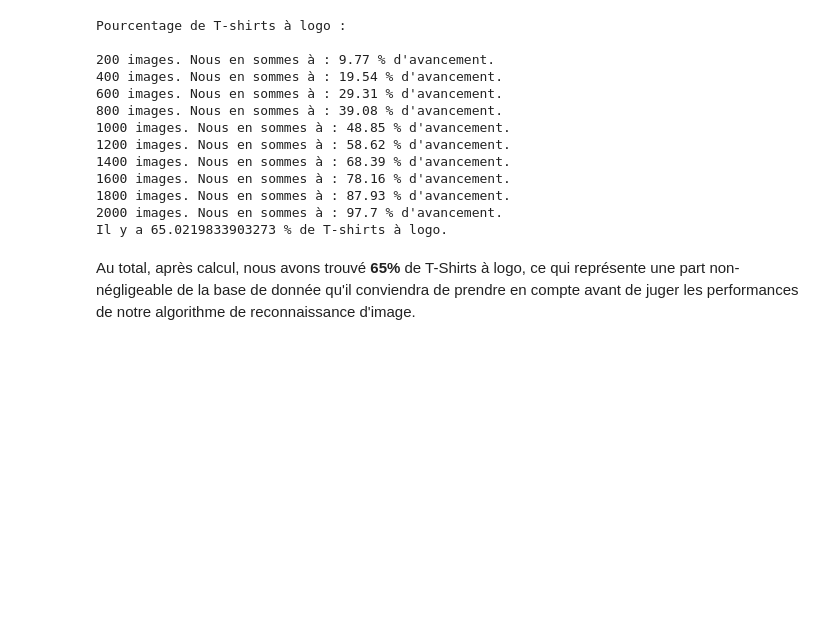
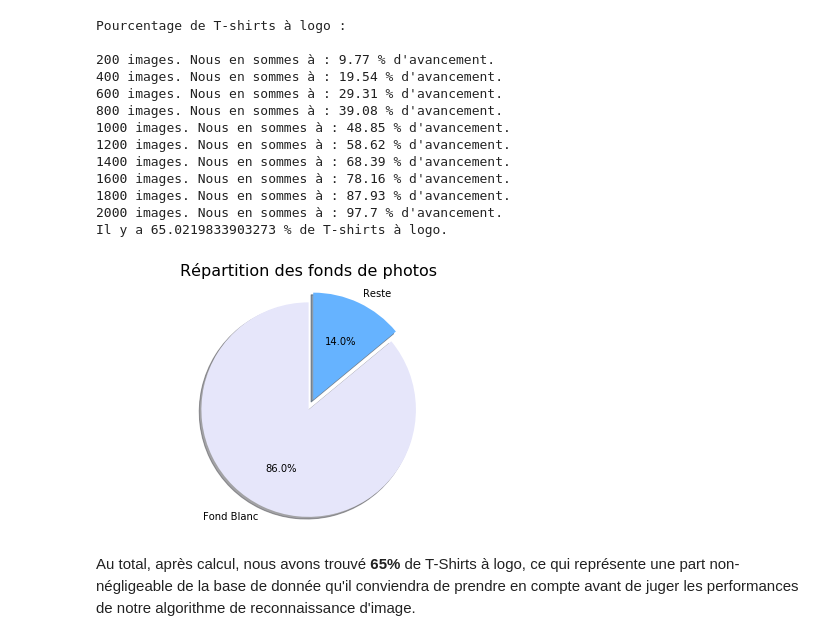
Before and after one commit to ENSAE-Projet-Info/main, a Jupyter notebook: notebook.ipynb, the cells around one changed output. Saved outputs shown, nothing was run; the diff lists cells and outputs as text; code cells hidden in the pictures; blank space fills up the shorter version.

```diff
--- a/notebook.ipynb
+++ b/notebook.ipynb
@@ -529,3 +539,7 @@ Il y a 65.0219833903273 % de T-shirts à logo.
+# %%
+pie_chart_fond_blanc()
+# %% [output]
+[figure, added]
 # %% [markdown]
 Au total, après calcul, nous avons trouvé **65%** de T-Shirts à logo, ce qui représente une part non-négligeable de la base de donnée qu'il conviendra de prendre en compte avant de juger les performances de notre algorithme de reconnaissance d'image.
 # %% [markdown]
```
Also changed, not shown: parts of 11 cells of this notebook.
